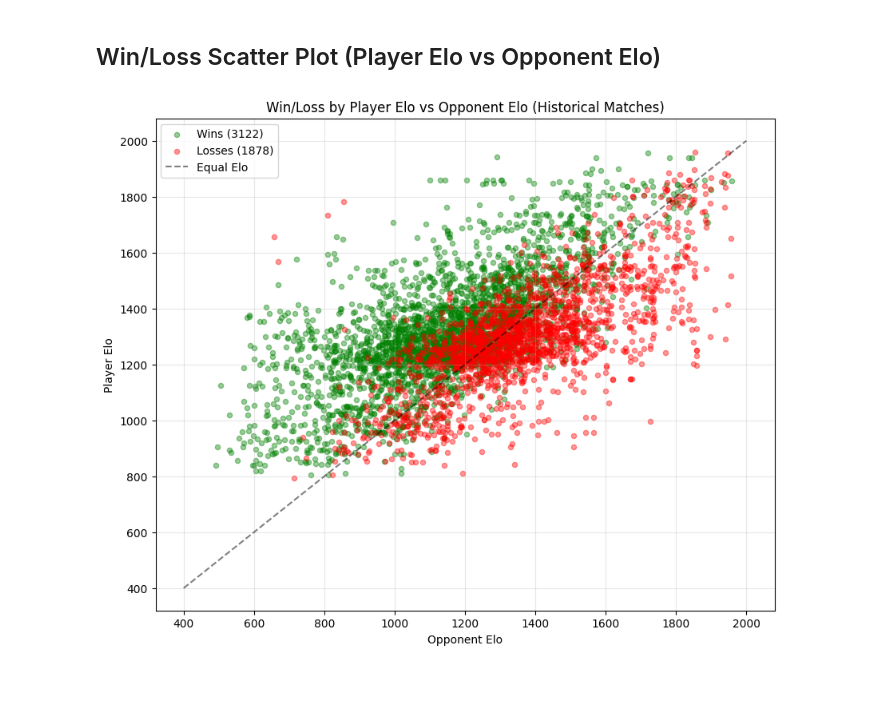
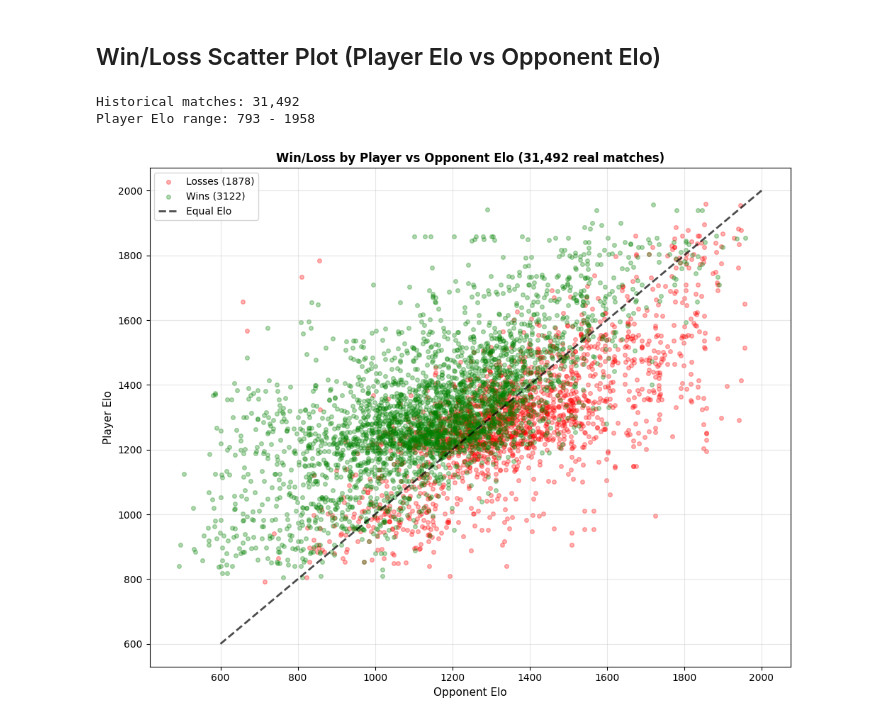
Before and after one commit to braden1702/Data_Science_Project, a Jupyter notebook: notebooks/examine_results.ipynb, the cells around one changed output. Cells and saved outputs as stored; diff of their text form; code cells hidden in the pictures; blank space fills up the shorter version.

```diff
--- a/notebooks/examine_results.ipynb
+++ b/notebooks/examine_results.ipynb
@@ -161,25 +161,33 @@ plt.show()
 # %% [markdown]
 ## Win/Loss Scatter Plot (Player Elo vs Opponent Elo)
-# %%
-# Use historical matches for scatter plot
-# Sample a subset for better visualization
-sample_hist = historical_df.sample(n=5000, random_state=42)
-
-wins = sample_hist[sample_hist['win'] == 1]
-losses = sample_hist[sample_hist['win'] == 0]
-
-plt.figure(figsize=(10, 8))
-plt.scatter(wins['opponent_elo'], wins['player_elo'], c='green', alpha=0.4, label=f'Wins ({len(wins)})', s=20)
-plt.scatter(losses['opponent_elo'], losses['player_elo'], c='red', alpha=0.4, label=f'Losses ({len(losses)})', s=20)
-
-# Add diagonal line (equal Elo)
-plt.plot([400, 2000], [400, 2000], 'k--', alpha=0.5, label='Equal Elo')
-
-plt.xlabel('Opponent Elo')
-plt.ylabel('Player Elo')
-plt.title('Win/Loss by Player Elo vs Opponent Elo (Historical Matches)')
-plt.legend()
-plt.grid(True, alpha=0.3)
-plt.show()
-# %% [output]
-[figure, removed]
+# %%
+# Load historical matches (real scraped data from click-tt.ch)
+hist_df = pd.read_csv('../data/raw/historical_matches.csv')
+print(f"Historical matches: {len(hist_df):,}")
+print(f"Player Elo range: {hist_df['player_elo'].min():.0f} - {hist_df['player_elo'].max():.0f}")
+
+# Sample for visualization
+sample_size = min(5000, len(hist_df))
+sample = hist_df.sample(n=sample_size, random_state=42)
+
+wins = sample[sample['win'] == 1]
+losses = sample[sample['win'] == 0]
+
+plt.figure(figsize=(10, 8))
+
+# Scatter plot: Player Elo vs Opponent Elo
+plt.scatter(losses['opponent_elo'], losses['player_elo'], c='red', alpha=0.3, label=f'Losses ({len(losses)})', s=17)
+plt.scatter(wins['opponent_elo'], wins['player_elo'], c='green', alpha=0.3, label=f'Wins ({len(wins)})', s=17)
+plt.plot([600, 2000], [600, 2000], 'k--', alpha=0.7, linewidth=2, label='Equal Elo')
+
+plt.xlabel('Opponent Elo', fontsize=11)
+plt.ylabel('Player Elo', fontsize=11)
+plt.title(f'Win/Loss by Player vs Opponent Elo ({len(hist_df):,} real matches)', fontsize=12, fontweight='bold')
+plt.legend(loc='upper left')
+plt.grid(True, alpha=0.3)
+plt.tight_layout()
+plt.show()
+# %% [output]
+Historical matches: 31,492
+Player Elo range: 793 - 1958
+[figure, added]
```
Also changed, not shown: parts of 9 cells of this notebook, 4 other files.
